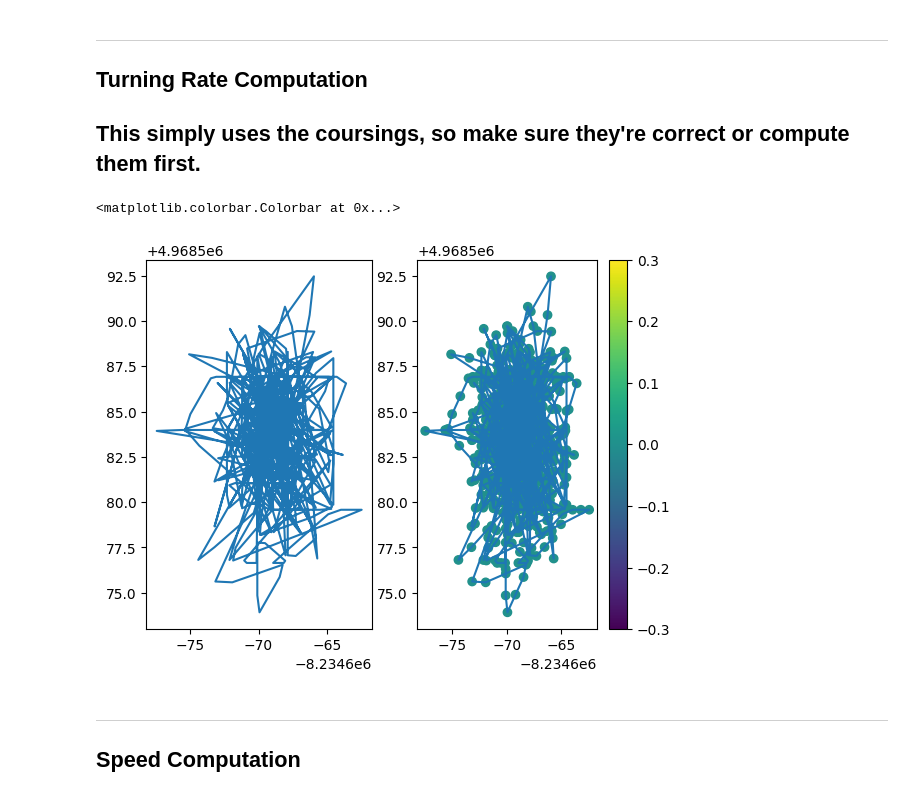
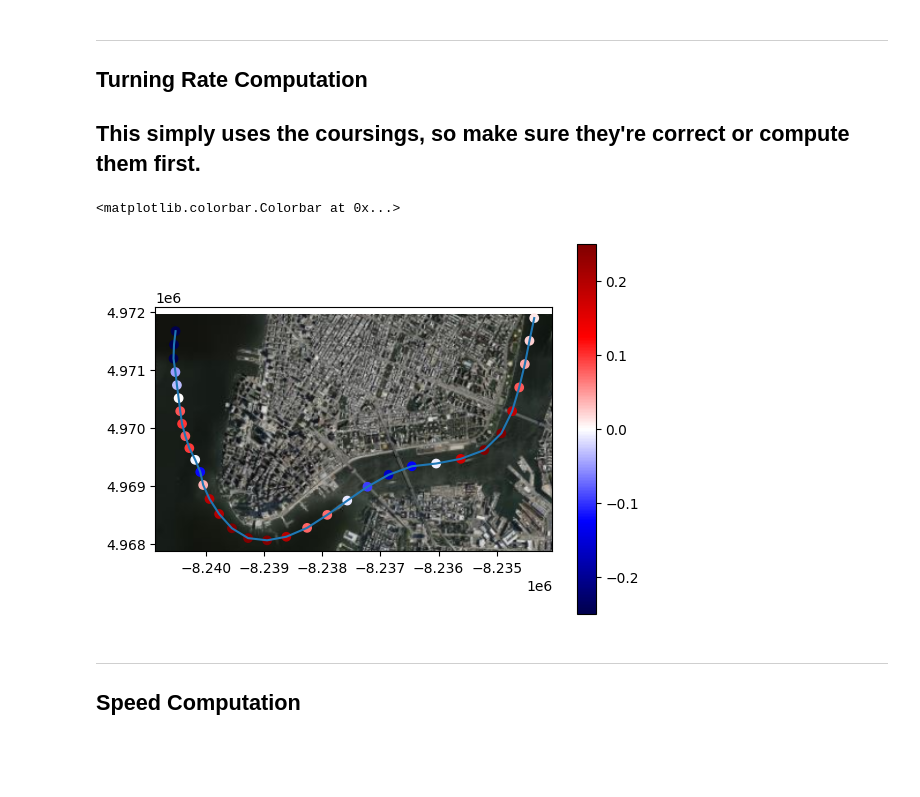
Before and after one commit to derekeden/trackio, a Jupyter notebook: notebooks/09 - Computing Derived Dynamic Data (Feature Engineering).ipynb, the cells around one changed output. Drawn from its saved outputs; the diff is of its cells as text; code cells hidden in the pictures; blank space fills up the shorter version.

```diff
--- a/notebooks/09 - Computing Derived Dynamic Data (Feature Engineering).ipynb
+++ b/notebooks/09 - Computing Derived Dynamic Data (Feature Engineering).ipynb
@@ -17,11 +19,14 @@ ___
 ## Coursing Computation
 # %%
 #define a track id
-track_id = ds.tracks.index[44]
+track_id = 'Vessel_367531680_T0'
 
 #get original track
 original = ds.get_track(track_id)
 # %%
 #compute the coursing from the points
 ds = ds.compute_coursing(tracks=[track_id],
-                         method='middle')
+                         method='forward')
+
+#get computed track
+computed = ds.get_track(track_id)
@@ -61,4 +57,7 @@ original = ds.get_track(track_id)
 # %%
+#define a track id
+track_id = 'Vessel_367725870_T0'
+
 #compute the turning from the coursings - output is deg/sec
 ds = ds.compute_turning_rate(tracks=[track_id],
                              method='middle')
@@ -68,17 +64,17 @@ computed = ds.get_track(track_id)
 # %%
-#plot the two
-fig, ax = plt.subplots(1, 2)
+#get computed track
+computed = ds.get_track(track_id)
 
-#original didn't contain turning rate
-ax[0].plot(original['X'], original['Y'])
-
-#computed
-ax[1].plot(computed['X'], computed['Y'])
-m = ax[1].scatter(computed['X'], computed['Y'], c=computed['Turning Rate'], vmin=-0.3, vmax=0.3)
+#plot
+plt.plot(computed['X'], computed['Y'])
+plt.xlim(plt.gca().get_xlim())
+plt.ylim(plt.gca().get_ylim())
+show(rio.open('files/basemap.tif'),'r', ax=plt.gca())
+m = plt.scatter(computed['X'], computed['Y'], c=computed['Turning Rate'], vmin=-0.25, vmax=0.25, cmap='seismic')
 fig.colorbar(m)
 # %% [output]
 <matplotlib.colorbar.Colorbar at 0x...>
-[figure, old version]
+[figure, new version]
 # %% [markdown]
 ___
 ## Speed Computation
```
Also changed, not shown: parts of 21 cells of this notebook, 11 other files.
